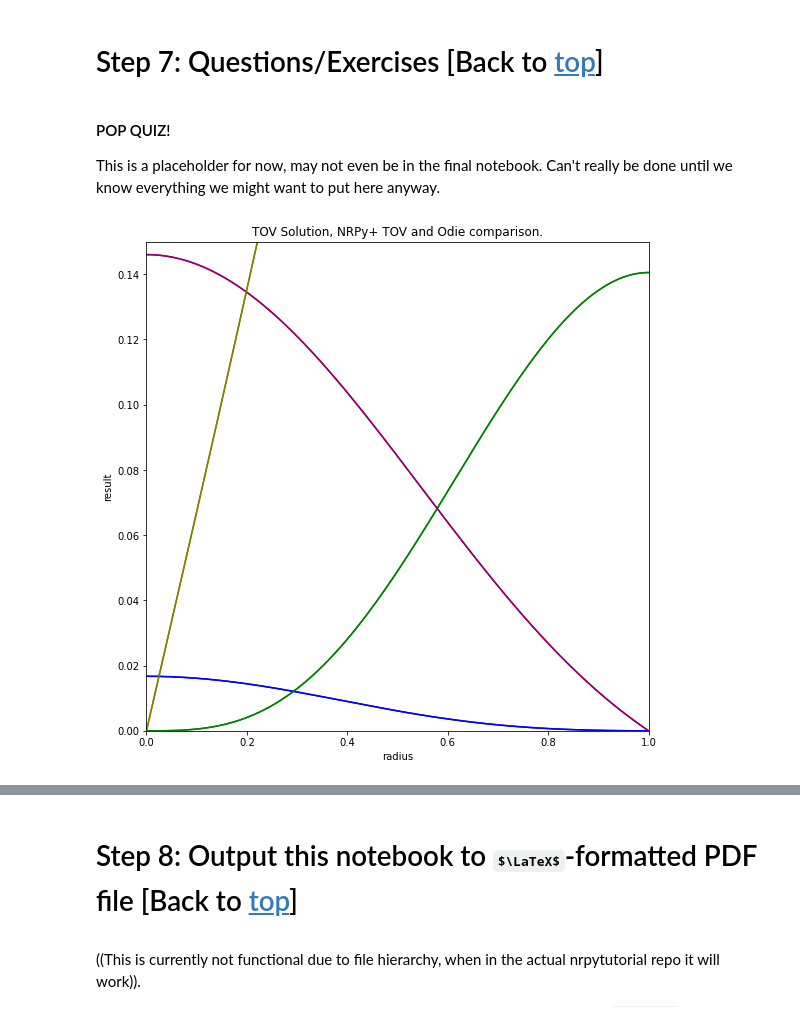
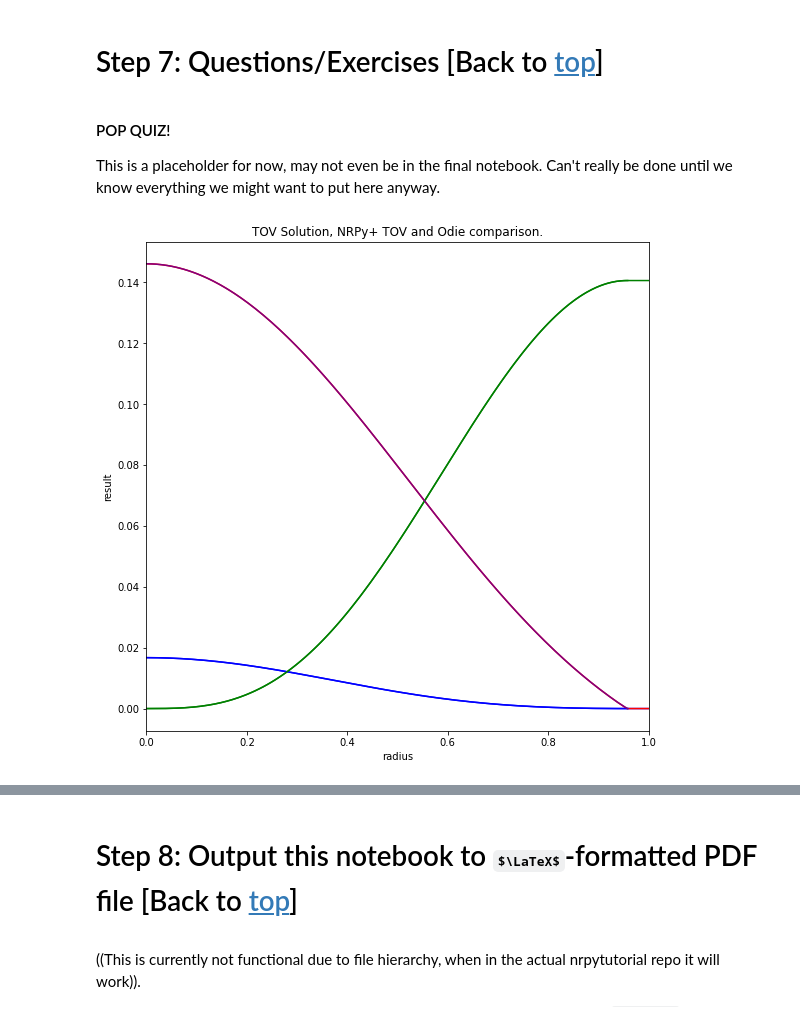
Before and after one commit to GMBlackjack/ODESolver, a Jupyter notebook: V9+/ODESolverV3.ipynb, the cells around one changed output, grey strips where cells are left out. Saved outputs shown, nothing was run; the diff lists cells and outputs as text; code cells hidden in the pictures; some formulas as TeX source.

```diff
--- a/V9+/ODESolverV3.ipynb
+++ b/V9+/ODESolverV3.ipynb
@@ -3446,44 +3446,44 @@ ax.set_title('TOV Solution, NRPy+ TOV and Odie comparison.')
 apositionList = []
 acalculatedList0 = []
 acalculatedList1 = []
 acalculatedList2 = []
 acalculatedList3 = []
 acalculatedList4 = []
 
-with open(sys.path[0] + '/oData.txt') as f:
+with open(sys.path[0] + '/ooData.txt') as f:
     reader = csv.reader(f, delimiter=',')
     for row in reader:
         apositionList.append(float(row[1]))
         acalculatedList0.append(float(row[3]))
         acalculatedList1.append(float(row[5]))
         acalculatedList2.append(float(row[7]))
         acalculatedList3.append(float(row[9]))
         acalculatedList4.append(float(row[11]))
 
 R_Schw    = apositionList[-1]
 M         = acalculatedList2[-1]
 Rbar_Schw = acalculatedList3[-1]
 
-ax.plot(np.array(positionList)/R_Schw, calculatedList0, color='b')
-ax.plot(np.array(positionList)/R_Schw, calculatedList1, color='r')
-ax.plot(np.array(positionList)/R_Schw, calculatedList2, color='g')
-ax.plot(np.array(positionList)/R_Schw, calculatedList3, color='olive')
+ax.plot(np.array(positionList), calculatedList0, color='b')
+ax.plot(np.array(positionList), calculatedList1, color='r')
+ax.plot(np.array(positionList), calculatedList2, color='g')
+#ax.plot(np.array(positionList)/R_Schw, calculatedList3, color='olive')
 
-ax.plot(np.array(apositionList)/R_Schw, acalculatedList0, color='b')
-ax.plot(np.array(apositionList)/R_Schw, acalculatedList2, color='g')
-ax.plot(np.array(apositionList)/R_Schw, acalculatedList4, color='purple')
+ax.plot(np.array(apositionList), acalculatedList0, color='b')
+ax.plot(np.array(apositionList), acalculatedList2, color='g')
+ax.plot(np.array(apositionList), acalculatedList4, color='purple')
 
 #Calculate the normalization constant
 C = 0.5*(np.sqrt(R_Schw*(R_Schw - 2.0*M)) + R_Schw - M) / Rbar_Schw
 
-ax.plot(np.array(apositionList)/R_Schw, np.array(acalculatedList3)*C, color='olive')
+#ax.plot(np.array(apositionList)/R_Schw, np.array(acalculatedList3)*C, color='olive')
 
 
-plt.ylim(0.0,0.15)
+#plt.ylim(0.0,0.15)
 plt.xlim(0.0,1.0)
 fig.set_size_inches(9,9)
 # %% [output]
-[figure, old version]
+[figure, new version]
 # %%
 #plotting code adapated from NRPy "Solving the Scalar Wave Equation"
 import matplotlib.pyplot as plt
```
Also changed, not shown: parts of 7 cells of this notebook, 6 other files.
